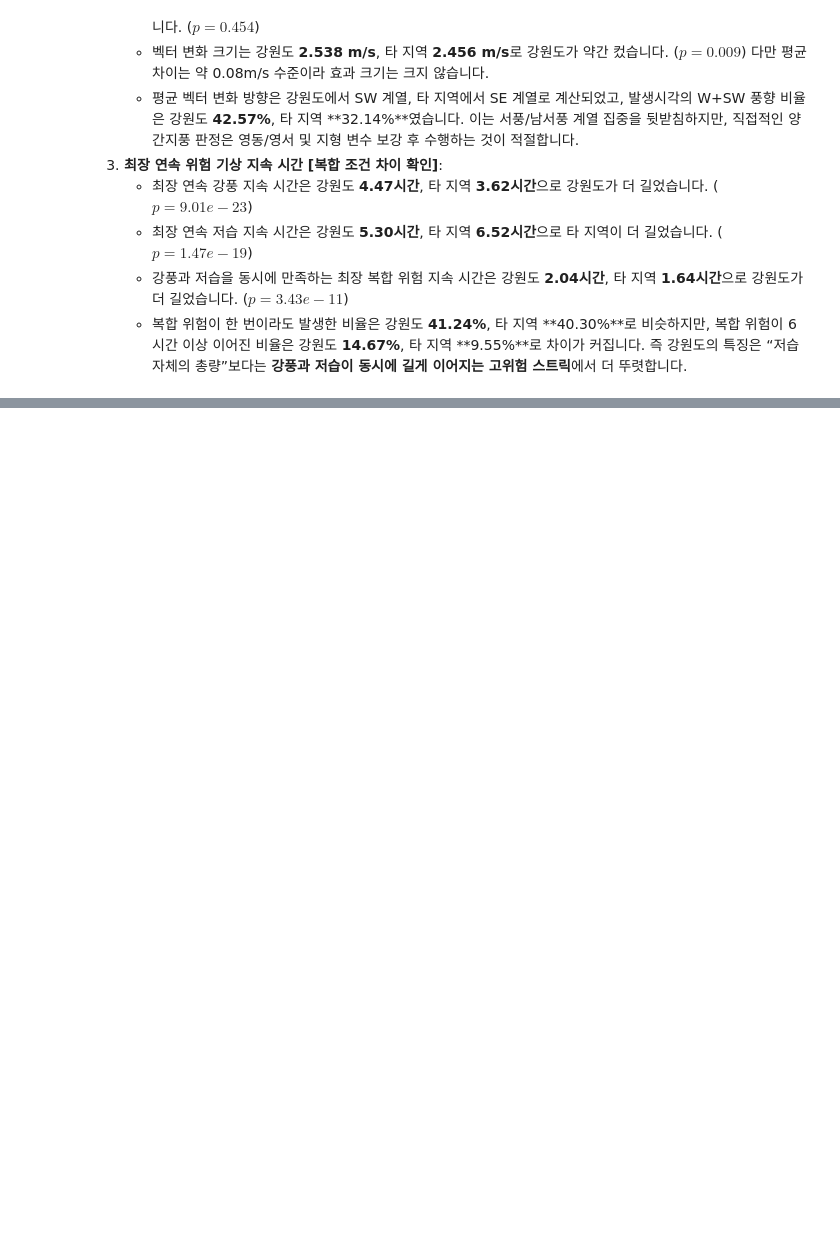
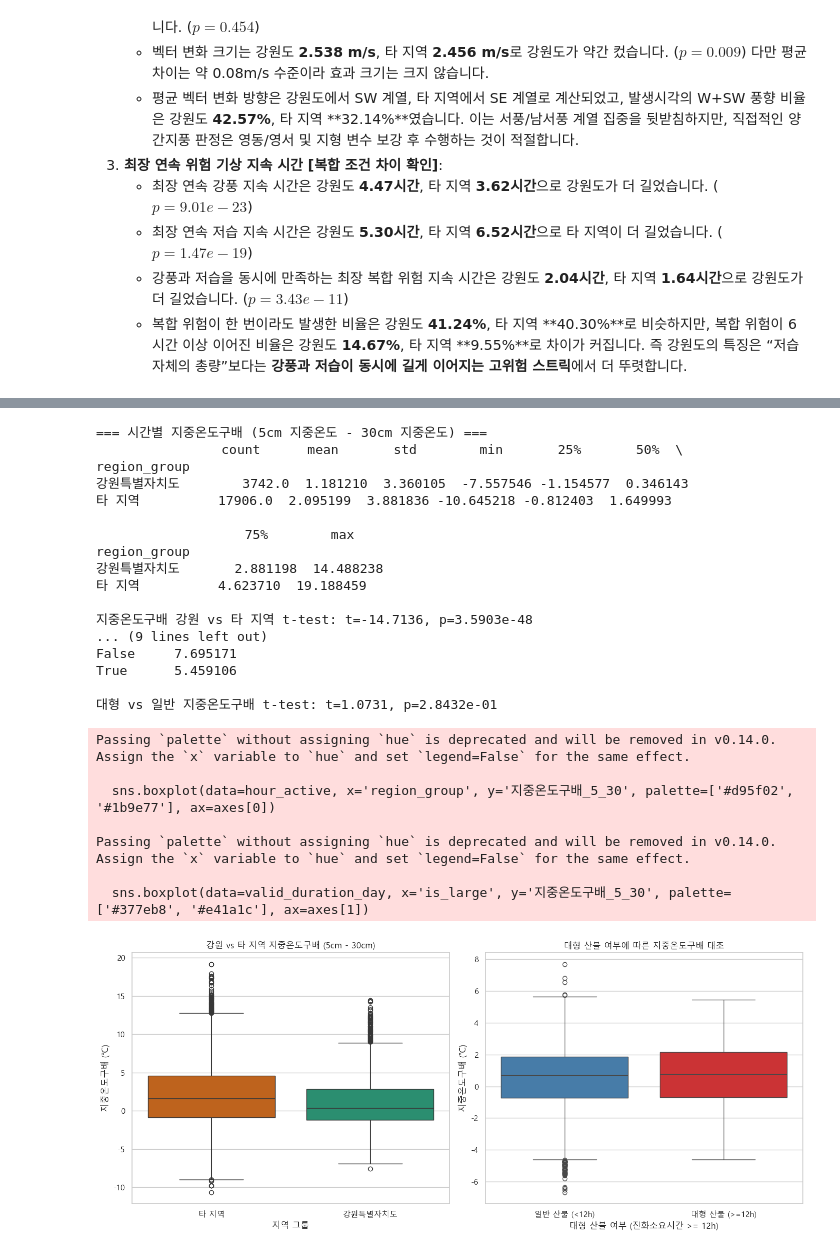
Before and after one commit to Max-JI64/farm-system-public-02, a Jupyter notebook: jsw/EDA/EDA-2026-05-25.ipynb, the cells around one changed output, grey strips where cells are left out. Cells and saved outputs as stored; diff of their text form; code cells hidden in the pictures; blank space fills up the shorter version.

```diff
--- a/jsw/EDA/EDA-2026-05-25.ipynb
+++ b/jsw/EDA/EDA-2026-05-25.ipynb
@@ -2285,0 +2357,66 @@ plt.show()
+# %%
+# 11.2. 지중 온도 수직 구배 분석
+day_active['지중온도구배_5_30'] = day_active['평균 5cm 지중온도'] - day_active['평균 30cm 지중온도']
+hour_active['지중온도구배_5_30'] = hour_active['5cm 지중온도'] - hour_active['30cm 지중온도']
+
+print("=== 시간별 지중온도구배 (5cm 지중온도 - 30cm 지중온도) ===")
+print(hour_active.groupby('region_group')['지중온도구배_5_30'].describe())
+
+gw_grad = hour_active[hour_active['is_gangwon']]['지중온도구배_5_30'].dropna()
+other_grad = hour_active[~hour_active['is_gangwon']]['지중온도구배_5_30'].dropna()
+t_val3, p_val3 = stats.ttest_ind(gw_grad, other_grad, equal_var=False)
+print(f"\n지중온도구배 강원 vs 타 지역 t-test: t={t_val3:.4f}, p={p_val3:.4e}\n")
+
+# 대형 산불 여부에 따른 지중온도구배 대조 (진화소요시간시 >= 12h)
+valid_duration_day = day_active.dropna(subset=['진화소요시간시']).copy()
+valid_duration_day['is_large'] = valid_duration_day['진화소요시간시'] >= 12
+
+print("=== 대형 산불(>=12h) vs 일반 산불(<12h) 지중온도구배 ===")
+print(valid_duration_day.groupby('is_large')['지중온도구배_5_30'].describe())
+
+large_grad = valid_duration_day[valid_duration_day['is_large']]['지중온도구배_5_30'].dropna()
+normal_grad = valid_duration_day[~valid_duration_day['is_large']]['지중온도구배_5_30'].dropna()
+t_val4, p_val4 = stats.ttest_ind(large_grad, normal_grad, equal_var=False)
+print(f"\n대형 vs 일반 지중온도구배 t-test: t={t_val4:.4f}, p={p_val4:.4e}")
+
+# 시각화
+fig, axes = plt.subplots(1, 2, figsize=(14, 6))
+sns.boxplot(data=hour_active, x='region_group', y='지중온도구배_5_30', palette=['#d95f02', '#1b9e77'], ax=axes[0])
+axes[0].set_title("강원 vs 타 지역 지중온도구배 (5cm - 30cm)")
+axes[0].set_xlabel("지역 그룹")
+axes[0].set_ylabel("지중온도구배 (℃)")
+
+sns.boxplot(data=valid_duration_day, x='is_large', y='지중온도구배_5_30', palette=['#377eb8', '#e41a1c'], ax=axes[1])
+axes[1].set_title("대형 산불 여부에 따른 지중온도구배 대조")
+axes[1].set_xlabel("대형 산불 여부 (진화소요시간 >= 12h)")
+axes[1].set_xticklabels(["일반 산불 (<12h)", "대형 산불 (>=12h)"])
+axes[1].set_ylabel("지중온도구배 (℃)")
+
+plt.tight_layout()
+plt.show()
+# %% [output]
+=== 시간별 지중온도구배 (5cm 지중온도 - 30cm 지중온도) ===
+                count      mean       std        min       25%       50%  \
+region_group
+강원특별자치도        3742.0  1.181210  3.360105  -7.557546 -1.154577  0.346143
+타 지역          17906.0  2.095199  3.881836 -10.645218 -0.812403  1.649993
+
+                   75%        max
+region_group
+강원특별자치도       2.881198  14.488238
+타 지역          4.623710  19.188459
+
+지중온도구배 강원 vs 타 지역 t-test: t=-14.7136, p=3.5903e-48
+... (9 lines left out)
+False     7.695171
+True      5.459106
+
+대형 vs 일반 지중온도구배 t-test: t=1.0731, p=2.8432e-01
+Passing `palette` without assigning `hue` is deprecated and will be removed in v0.14.0. Assign the `x` variable to `hue` and set `legend=False` for the same effect.
+
+  sns.boxplot(data=hour_active, x='region_group', y='지중온도구배_5_30', palette=['#d95f02', '#1b9e77'], ax=axes[0])
+
+Passing `palette` without assigning `hue` is deprecated and will be removed in v0.14.0. Assign the `x` variable to `hue` and set `legend=False` for the same effect.
+
+  sns.boxplot(data=valid_duration_day, x='is_large', y='지중온도구배_5_30', palette=['#377eb8', '#e41a1c'], ax=axes[1])
+[figure, added]
```
Also changed, not shown: parts of 27 cells of this notebook, 1 other file.
